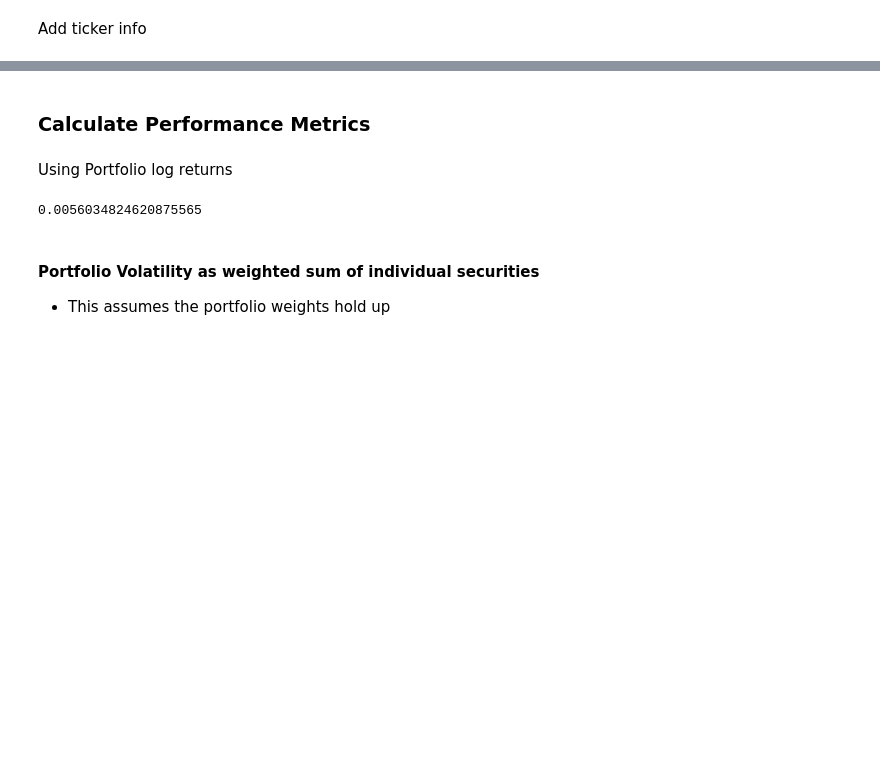
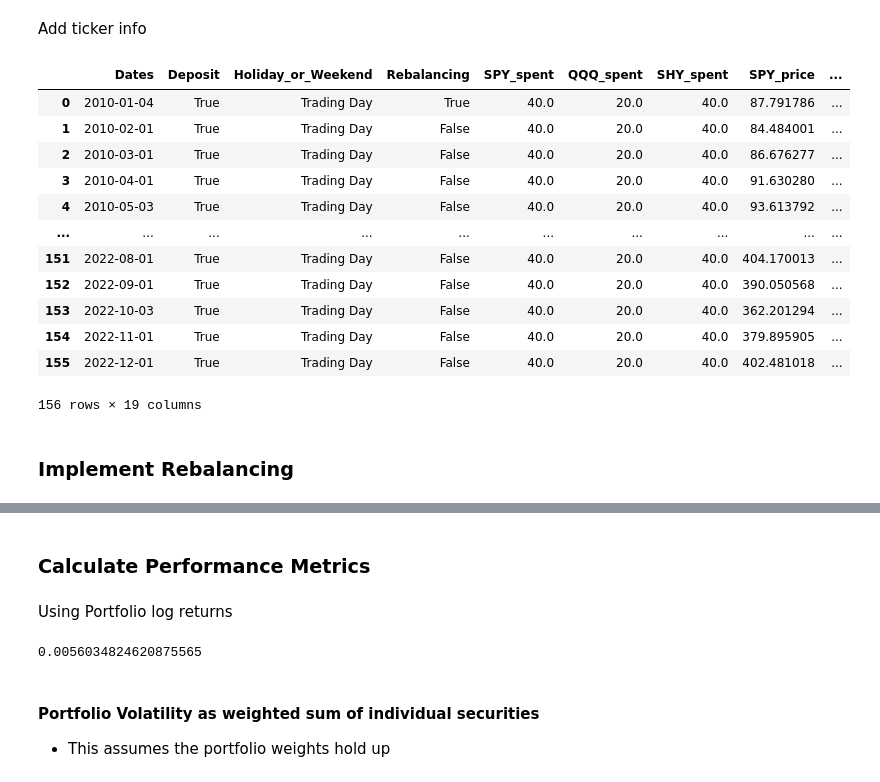
Before and after one commit to feyzijan/PortfolioAnalyzer, a Jupyter notebook: PortfolioSelection.ipynb, the cells around one changed output, grey strips where cells are left out. Saved outputs shown, nothing was run; the diff lists cells and outputs as text; code cells hidden in the pictures; blank space fills up the shorter version.

```diff
--- a/Backtester.ipynb
+++ b/PortfolioSelection.ipynb
@@ -58,2 +56,7 @@ def generate_deposits_dataframe(products, start_date, end_date, frequency, depos
 # %% [markdown]
 Generate dates
+# %%
+# Generate initial deposit dates and put them in a dataframe
+deposit_dates = pd.date_range(start_date, end_date)
+df = pd.DataFrame({'Dates': deposit_dates})
+df["Deposit"] = True
@@ -59,0 +83,4 @@ Generate dates
+# %%
+df.Dates.drop_duplicates(inplace=True) # Remove duplicates
+# %%
+df = df.drop_duplicates(subset=['Dates'], keep='first') # Remove duplicates
@@ -60,27 +107,4 @@ Generate dates
 # %%
-# Generate initial deposit dates and put them in a dataframe
-deposit_dates = pd.date_range(start_date, end_date, freq=frequency)
-df = pd.DataFrame({'Dates': deposit_dates})
-df["Deposit"] = True
-
-### Make sure none of them are market holidays
-
-# Create a calendar
-nyse = mcal.get_calendar('NYSE')
-
-# Function to find the next trading day
-def next_trading_day(date):
-    while True:
-        date = date + pd.Timedelta(days=1)
-        if nyse.valid_days(start_date=date, end_date=date).size > 0:
-            return date
-
-# Replace dates that are US market holidays or weekend days with the nearest trading day
-df['Dates'] = df['Dates'].apply(lambda x: next_trading_day(x) if nyse.valid_days(start_date=x, end_date=x).size == 0 or x.weekday() >= 5 else x)
-
-# Extra check on modified dates: Check if each date in the "Dates" column is a US market holiday or a weekend day
-df['Holiday_or_Weekend'] = df['Dates'].apply(lambda x: 'Holiday' if nyse.valid_days(start_date=x, end_date=x).size == 0 else 'Weekend' if x.weekday() >= 5 else 'Trading Day')
-
 
 # Add rebalancing dates based on specified rebalancing frequency
 
@@ -141,5 +165,23 @@ for ticker in tickers:
 
     shares_value_cumulative = f"{ticker[0]}_value_cum"
     df[shares_value_cumulative] = df[shares_bought_cumulative] * df[f"{ticker[0]}_price"]
+# %%
+df
+# %% [output]
+|  | Dates | Deposit | Holiday_or_Weekend | Rebalancing | SPY_spent | QQQ_spent | SHY_spent | SPY_price | ... |
+| 0 | 2010-01-04 | True | Trading Day | True | 40.0 | 20.0 | 40.0 | 87.791786 | ... |
+| 1 | 2010-02-01 | True | Trading Day | False | 40.0 | 20.0 | 40.0 | 84.484001 | ... |
+| 2 | 2010-03-01 | True | Trading Day | False | 40.0 | 20.0 | 40.0 | 86.676277 | ... |
+| 3 | 2010-04-01 | True | Trading Day | False | 40.0 | 20.0 | 40.0 | 91.630280 | ... |
+| 4 | 2010-05-03 | True | Trading Day | False | 40.0 | 20.0 | 40.0 | 93.613792 | ... |
+| ... | ... | ... | ... | ... | ... | ... | ... | ... | ... |
+| 151 | 2022-08-01 | True | Trading Day | False | 40.0 | 20.0 | 40.0 | 404.170013 | ... |
+| 152 | 2022-09-01 | True | Trading Day | False | 40.0 | 20.0 | 40.0 | 390.050568 | ... |
+| 153 | 2022-10-03 | True | Trading Day | False | 40.0 | 20.0 | 40.0 | 362.201294 | ... |
+| 154 | 2022-11-01 | True | Trading Day | False | 40.0 | 20.0 | 40.0 | 379.895905 | ... |
+| 155 | 2022-12-01 | True | Trading Day | False | 40.0 | 20.0 | 40.0 | 402.481018 | ... |
+156 rows × 19 columns
+# %% [markdown]
+### Implement Rebalancing
 # %%
 # Implement rebalancing
```
Also changed, not shown: parts of 29 cells of this notebook, 3 other files.
